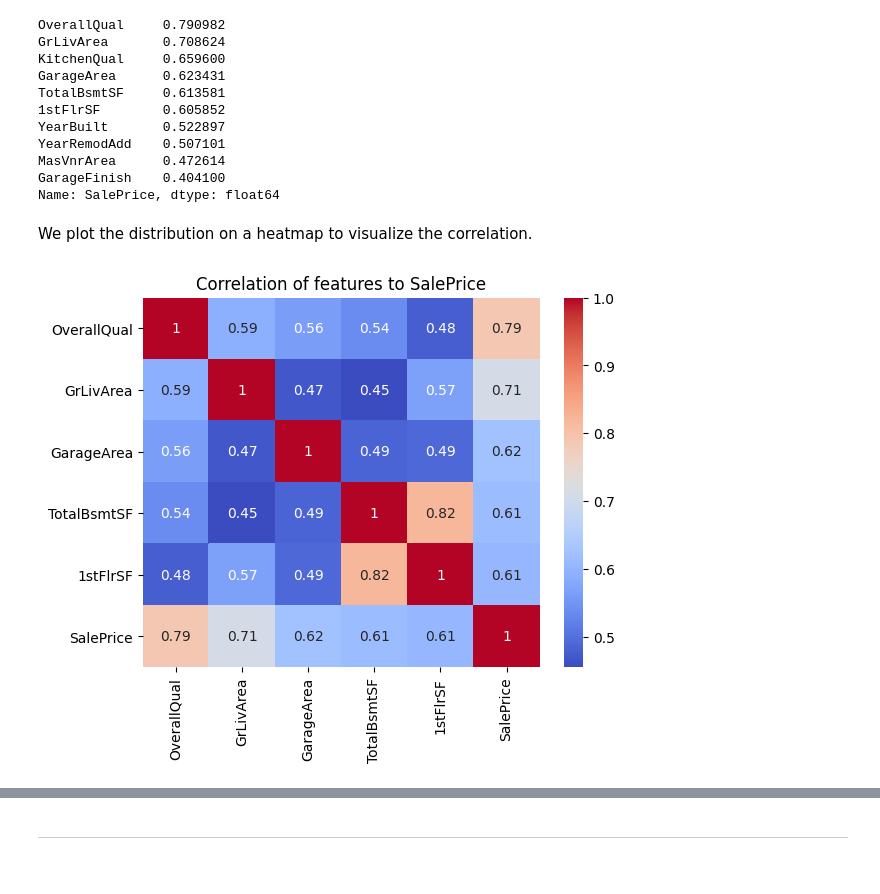
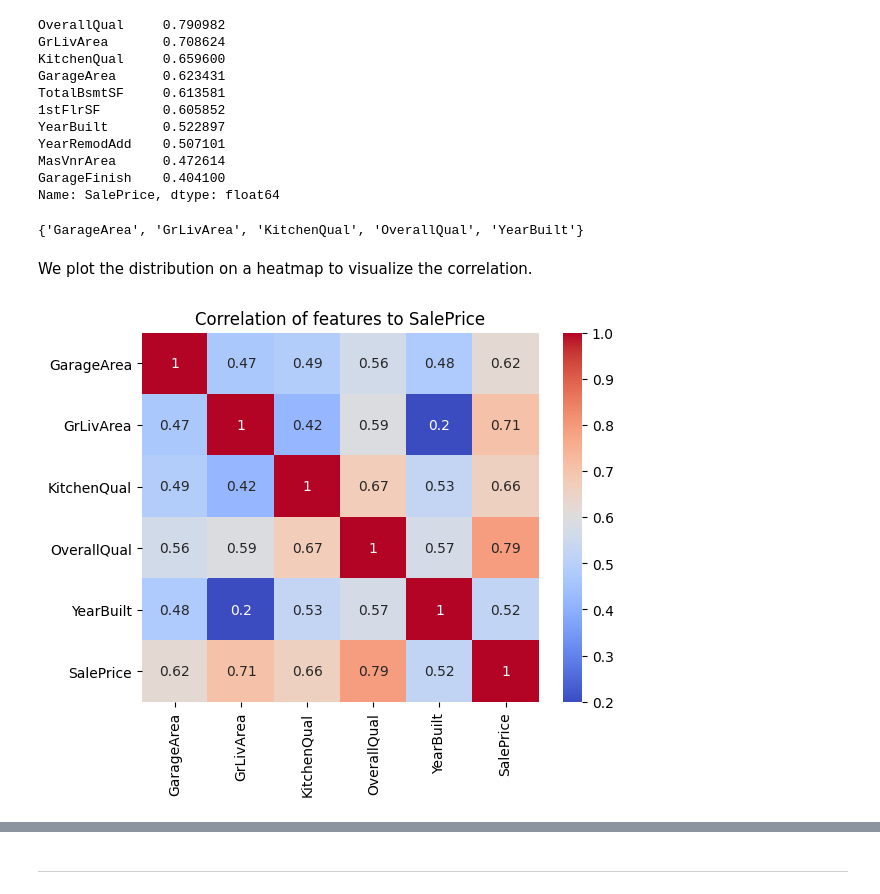
Before and after one commit to knutinator/heritage-housing, a Jupyter notebook: jupyter_notebooks/02 house price study.ipynb, the cells around one changed output, grey strips where cells are left out. Cells and saved outputs as stored; diff of their text form; code cells hidden in the pictures.

```diff
--- a/jupyter_notebooks/02 house price study.ipynb
+++ b/jupyter_notebooks/02 house price study.ipynb
@@ -145,6 +144,11 @@ YearRemodAdd    0.507101
 MasVnrArea      0.472614
 GarageFinish    0.404100
 Name: SalePrice, dtype: float64
+# %%
+top_n = 4
+set(corr_pearson[:top_n].index.to_list() + corr_spearman[:top_n].index.to_list())
+# %% [output]
+{'GarageArea', 'GrLivArea', 'KitchenQual', 'OverallQual', 'YearBuilt'}
 # %% [markdown]
 We plot the distribution on a heatmap to visualize the correlation.
 # %%
@@ -152,17 +156,17 @@ We plot the distribution on a heatmap to visualize the correlation.
 # %%
 import seaborn as sns
 import matplotlib.pyplot as plt
 
 # Select the top 5 variables with highest correlation with SalePrice
 corr = df.corr()
-top_corr_features = ['OverallQual', 'GrLivArea', 'GarageArea', 'TotalBsmtSF', '1stFlrSF', 'SalePrice']
+top_corr_features = ['GarageArea', 'GrLivArea', 'KitchenQual', 'OverallQual', 'YearBuilt', 'SalePrice']
 
 # Plot heat map
-sns.heatmap(df_ohe[top_corr_features].corr(), annot=True, cmap="coolwarm")
+sns.heatmap(df[top_corr_features].corr(), annot=True, cmap="coolwarm")
 plt.title("Correlation of features to SalePrice")
 plt.show()
 # %% [output]
-[figure, old version]
+[figure, new version]
 # %%
 import matplotlib.pyplot as plt
 
```
Also changed, not shown: parts of 11 cells of this notebook.
